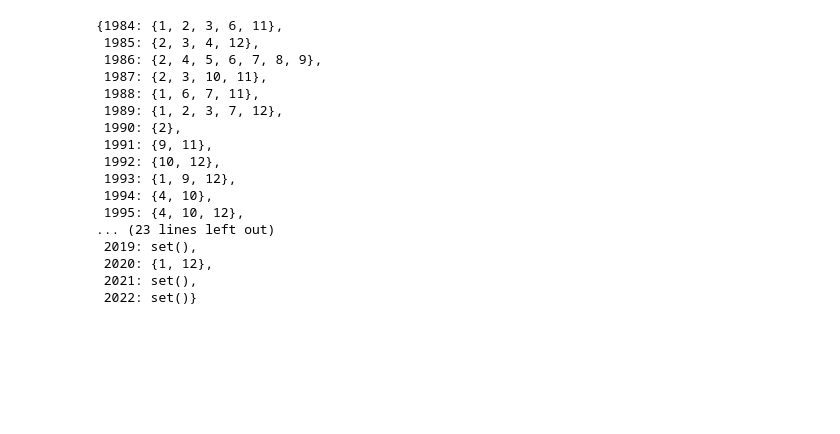
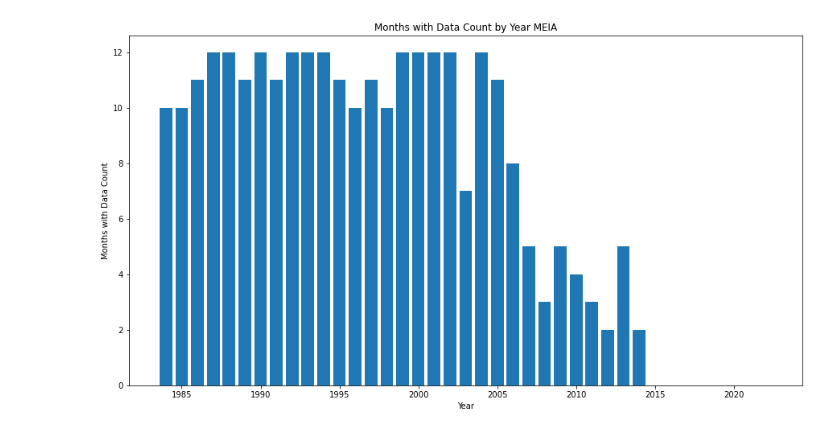
Before and after one commit to carolinamrcr/wave-whisperers, a Jupyter notebook: dataset_linhascosta/EDA_linhasCosta.ipynb, the cells around one changed output. Saved outputs shown, nothing was run; the diff lists cells and outputs as text; code cells hidden in the pictures; blank space fills up the shorter version.

```diff
--- a/dataset_linhascosta/EDA_linhasCosta.ipynb
+++ b/dataset_linhascosta/EDA_linhasCosta.ipynb
@@ -37,21 +44,41 @@ for year in range(min(df['year']), max(df['year']) + 1):
 # %%
-missing_months_by_year
+# Read the CSV file
+dfmeia = pd.read_csv('MEIA_shoreline_timeseries.csv')
+date_column = 'dates'
+
+# Convert the "date" column to datetime format
+dfmeia[date_column] = pd.to_datetime(dfmeia[date_column])
+
+# Extract month and year
+dfmeia['month'] = dfmeia[date_column].dt.month
+dfmeia['year'] = dfmeia[date_column].dt.year
+
+# Create a set of all months in a year
+all_months = set(range(1, 13))
+
+# Get unique month-year combinations
+unique_months = set(zip(dfmeia['year'], dfmeia['month']))
+
+# Calculate missing months for each year
+missing_months_by_year = {}
+for year in range(min(dfmeia['year']), max(dfmeia['year']) + 1):
+    missing_months = all_months - set(month for y, month in unique_months if y == year)
+    missing_months_by_year[year] = missing_months
+
+months_with_data_by_year = {}
+months_with_data_count_by_year = {}
+for year in range(min(dfmeia['year']), max(dfmeia['year']) + 1):
+    months_with_data = set(month for y, month in unique_months if y == year)
+    months_with_data_by_year[year] = months_with_data
+    months_with_data_count_by_year[year] = len(months_with_data)
+
+# Create a bar plot
+plt.figure(figsize=(15, 8))
+plt.bar(months_with_data_count_by_year.keys(), months_with_data_count_by_year.values())
+plt.xlabel('Year')
+plt.ylabel('Months with Data Count')
+plt.title('Months with Data Count by Year MEIA')
+plt.show()
 # %% [output]
-{1984: {1, 2, 3, 6, 11},
- 1985: {2, 3, 4, 12},
- 1986: {2, 4, 5, 6, 7, 8, 9},
- 1987: {2, 3, 10, 11},
- 1988: {1, 6, 7, 11},
- 1989: {1, 2, 3, 7, 12},
- 1990: {2},
- 1991: {9, 11},
- 1992: {10, 12},
- 1993: {1, 9, 12},
- 1994: {4, 10},
- 1995: {4, 10, 12},
-... (23 lines left out)
- 2019: set(),
- 2020: {1, 12},
- 2021: set(),
- 2022: set()}
+[figure, added]
 # %%
```
Also changed, not shown: parts of 4 cells of this notebook.
